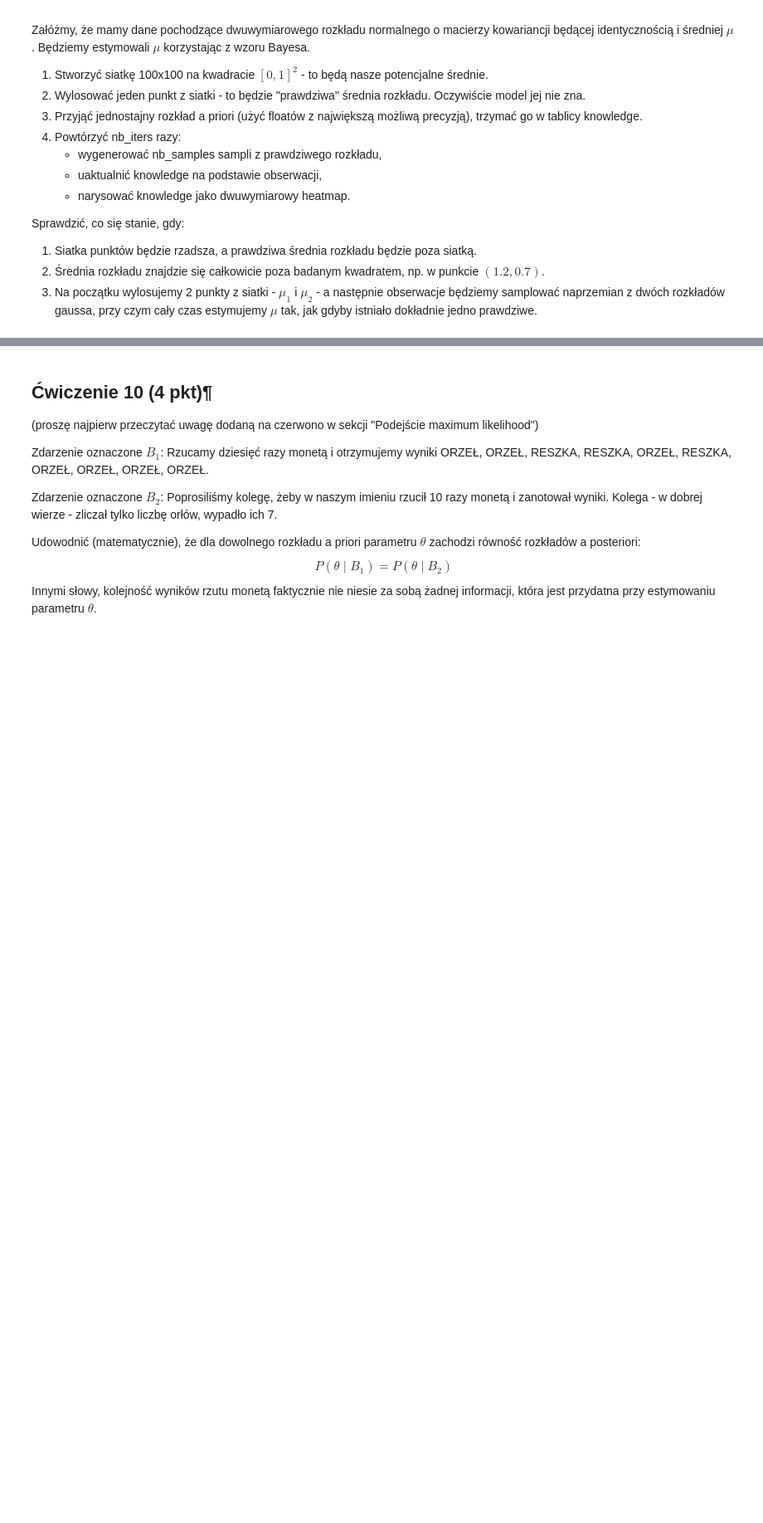
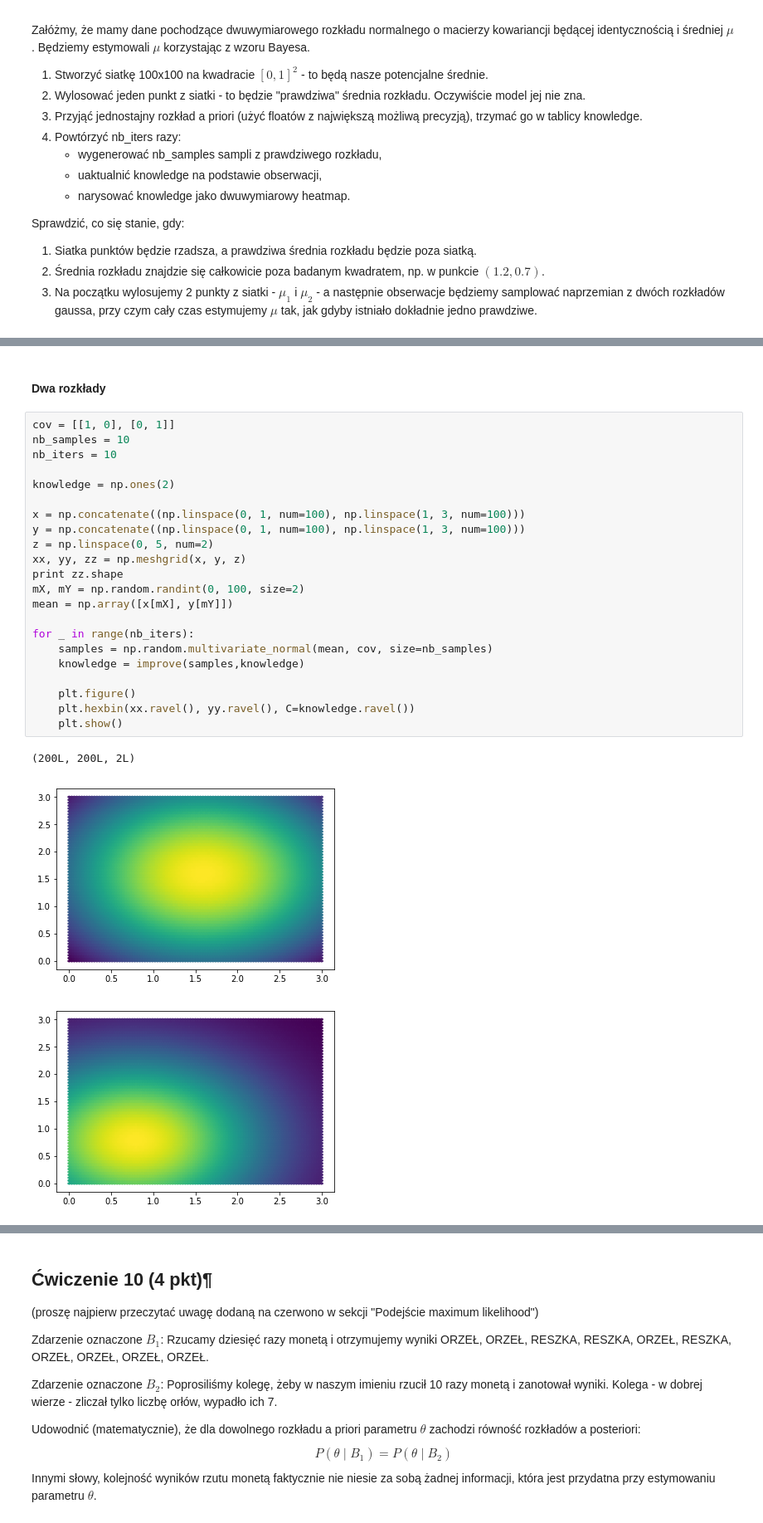
Before and after one commit to ociepkam/ml, a Jupyter notebook: L2a.ipynb, the cells around one changed output, grey strips where cells are left out. Shown at 83% size. Cells and saved outputs as stored; diff of their text form; blank space fills up the shorter version.

```diff
--- a/L2a.ipynb
+++ b/L2a.ipynb
@@ -667,0 +670,28 @@ for _ in range(nb_iters):
+# %% [markdown]
+#### Dwa rozkłady
+# %%
+cov = [[1, 0], [0, 1]]
+nb_samples = 10
+nb_iters = 10
+
+knowledge = np.ones(2)
+
+x = np.concatenate((np.linspace(0, 1, num=100), np.linspace(1, 3, num=100)))
+y = np.concatenate((np.linspace(0, 1, num=100), np.linspace(1, 3, num=100)))
+z = np.linspace(0, 5, num=2)
+xx, yy, zz = np.meshgrid(x, y, z)
+print zz.shape
+mX, mY = np.random.randint(0, 100, size=2)
+mean = np.array([x[mX], y[mY]])
+
+for _ in range(nb_iters):
+    samples = np.random.multivariate_normal(mean, cov, size=nb_samples)
+    knowledge = improve(samples,knowledge)
+
+    plt.figure()
+    plt.hexbin(xx.ravel(), yy.ravel(), C=knowledge.ravel())
+    plt.show()
+# %% [output]
+(200L, 200L, 2L)
+[figure, added]
+[figure, added]
```
Also changed, not shown: parts of 13 cells of this notebook.
